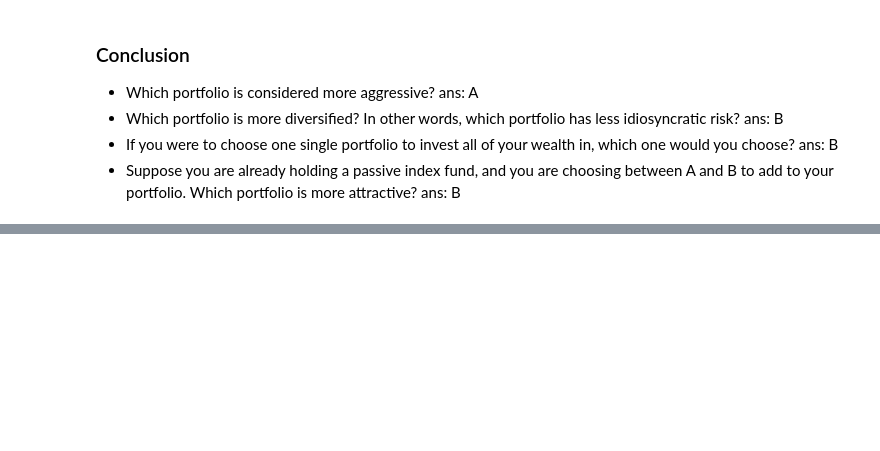
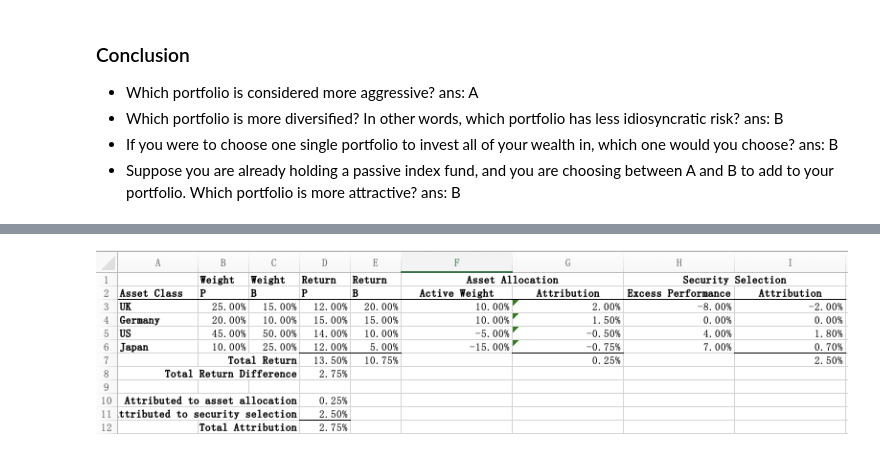
Before and after one commit to darrenhdc/Portfolio-Performance-Benchmarking, a Jupyter notebook: Portfolio_Analysis.ipynb, the cells around one changed output, grey strips where cells are left out. Cells and saved outputs as stored; diff of their text form; code cells hidden in the pictures; blank space fills up the shorter version.

```diff
--- a/Portfolio_Analysis.ipynb
+++ b/Portfolio_Analysis.ipynb
@@ -421,0 +488,4 @@ information ratio:  3.261194423949418
+# %%
+Image("./fig3.png")
+# %% [output]
+[figure, added]
```
Also changed, not shown: parts of 5 cells of this notebook, 6 other files.
